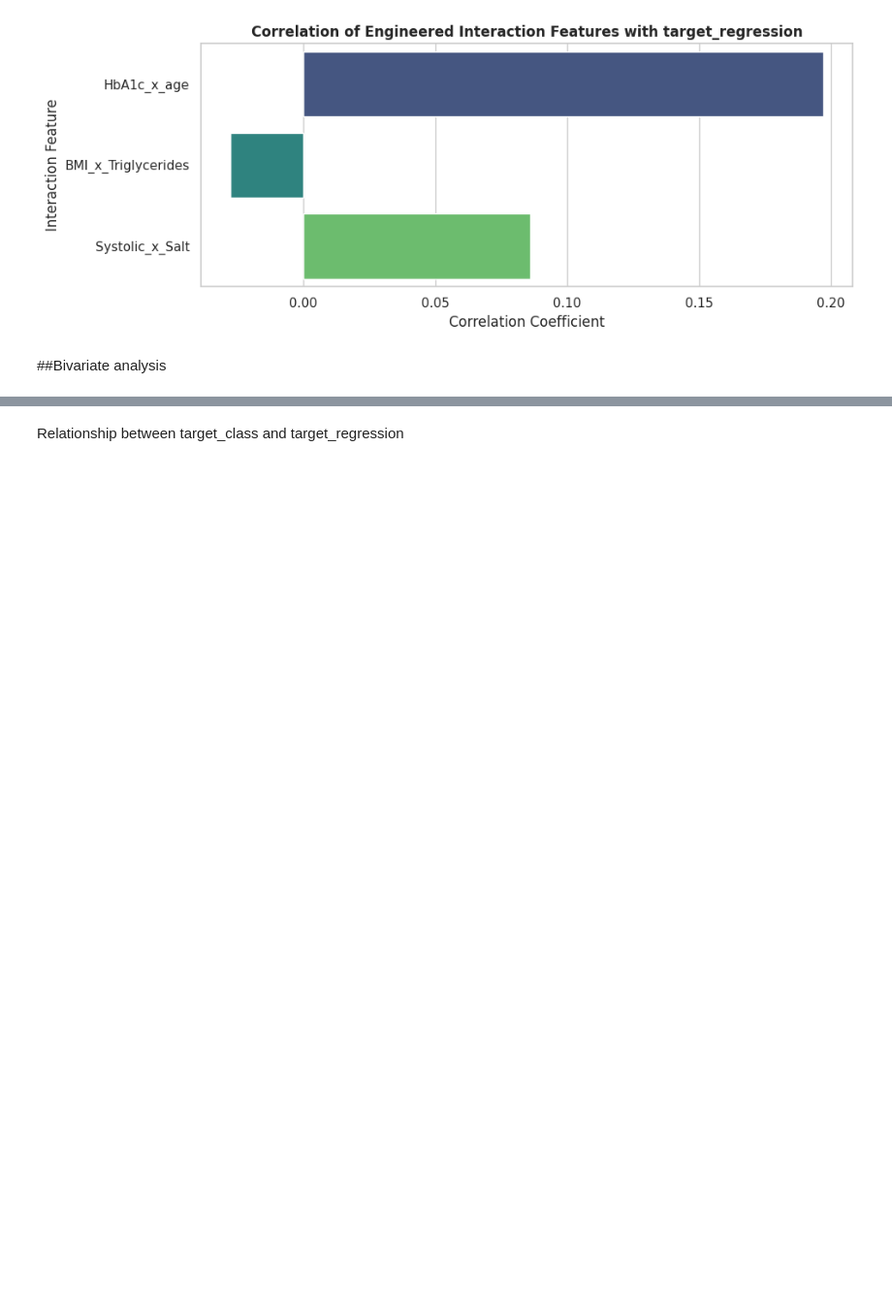
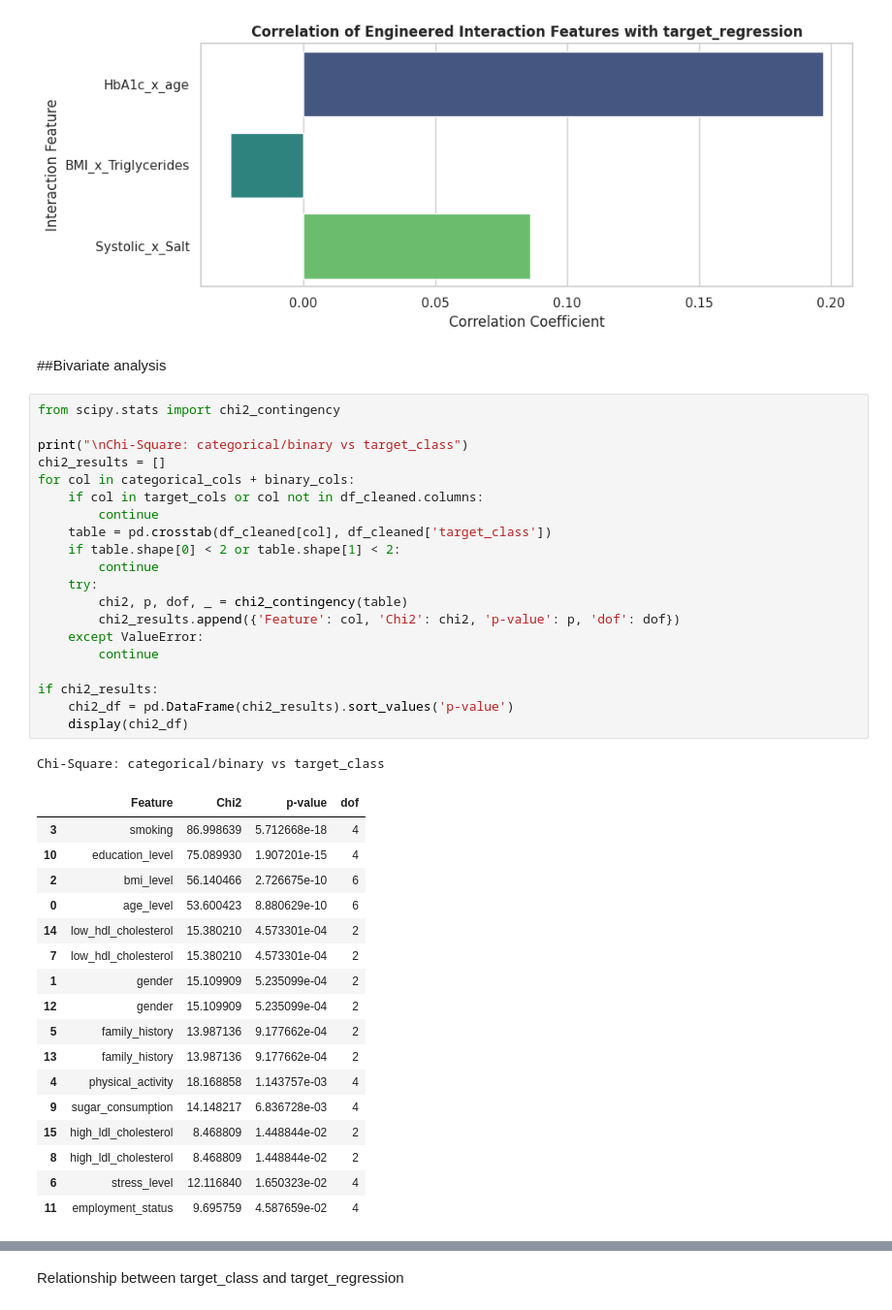
Before and after one commit to nwaryszak/APRAU, a Jupyter notebook: APRAU_Step1n.ipynb, the cells around one changed output, grey strips where cells are left out. Shown at 97% size. Cells and saved outputs as stored; diff of their text form; blank space fills up the shorter version.

```diff
--- a/APRAU_Step1n.ipynb
+++ b/APRAU_Step1n.ipynb
@@ -331,4 +384,43 @@ plt.show()
 [figure]
 # %% [markdown]
 ##Bivariate analysis
+# %%
+from scipy.stats import chi2_contingency
+
+print("\nChi-Square: categorical/binary vs target_class")
+chi2_results = []
+for col in categorical_cols + binary_cols:
+    if col in target_cols or col not in df_cleaned.columns:
+        continue
+    table = pd.crosstab(df_cleaned[col], df_cleaned['target_class'])
+    if table.shape[0] < 2 or table.shape[1] < 2:
+        continue
+    try:
+        chi2, p, dof, _ = chi2_contingency(table)
+        chi2_results.append({'Feature': col, 'Chi2': chi2, 'p-value': p, 'dof': dof})
+    except ValueError:
+        continue
+
+if chi2_results:
+    chi2_df = pd.DataFrame(chi2_results).sort_values('p-value')
+    display(chi2_df)
+# %% [output]
+Chi-Square: categorical/binary vs target_class
+|  | Feature | Chi2 | p-value | dof |
+| 3 | smoking | 86.998639 | 5.712668e-18 | 4 |
+| 10 | education_level | 75.089930 | 1.907201e-15 | 4 |
+| 2 | bmi_level | 56.140466 | 2.726675e-10 | 6 |
+| 0 | age_level | 53.600423 | 8.880629e-10 | 6 |
+| 14 | low_hdl_cholesterol | 15.380210 | 4.573301e-04 | 2 |
+| 7 | low_hdl_cholesterol | 15.380210 | 4.573301e-04 | 2 |
+| 1 | gender | 15.109909 | 5.235099e-04 | 2 |
+| 12 | gender | 15.109909 | 5.235099e-04 | 2 |
+| 5 | family_history | 13.987136 | 9.177662e-04 | 2 |
+| 13 | family_history | 13.987136 | 9.177662e-04 | 2 |
+| 4 | physical_activity | 18.168858 | 1.143757e-03 | 4 |
+| 9 | sugar_consumption | 14.148217 | 6.836728e-03 | 4 |
+| 15 | high_ldl_cholesterol | 8.468809 | 1.448844e-02 | 2 |
+| 8 | high_ldl_cholesterol | 8.468809 | 1.448844e-02 | 2 |
+| 6 | stress_level | 12.116840 | 1.650323e-02 | 4 |
+| 11 | employment_status | 9.695759 | 4.587659e-02 | 4 |
 # %%
```
Also changed, not shown: parts of 8 cells of this notebook.
